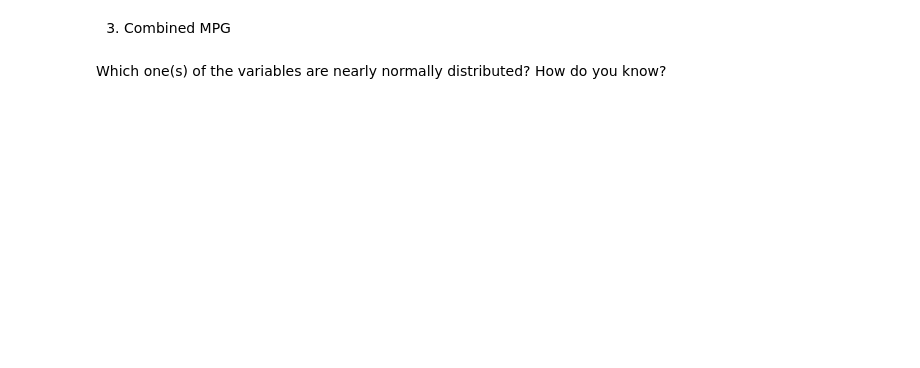
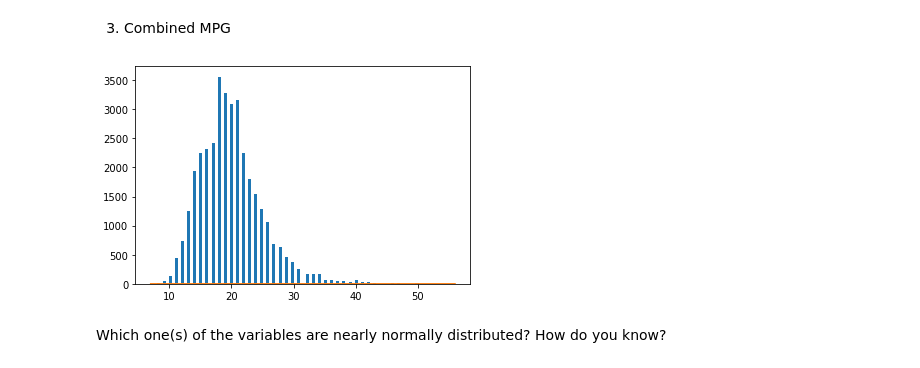
Before and after one commit to ta-data-lis/lab-probability-distributions, a Jupyter notebook: your-code/continuous.ipynb, the cells around one changed output. Saved outputs shown, nothing was run; the diff lists cells and outputs as text; code cells hidden in the pictures; blank space fills up the shorter version.

```diff
--- a/your-code/continuous.ipynb
+++ b/your-code/continuous.ipynb
@@ -84,5 +156,8 @@ Then plot the histograms for the following variables:
 3. Combined MPG
 # %%
 # your code here
+plt.hist('Combined MPG', data=ds, bins=100)
+# %% [output]
+[figure, added]
 # %% [markdown]
 Which one(s) of the variables are nearly normally distributed? How do you know?
```
Also changed, not shown: parts of 25 cells of this notebook.
